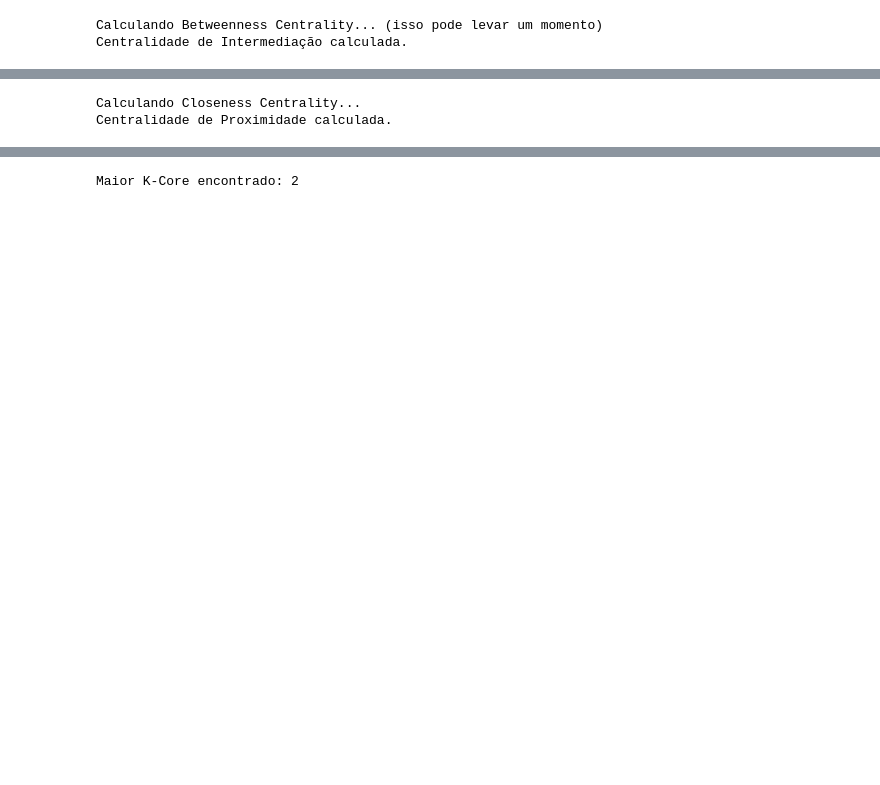
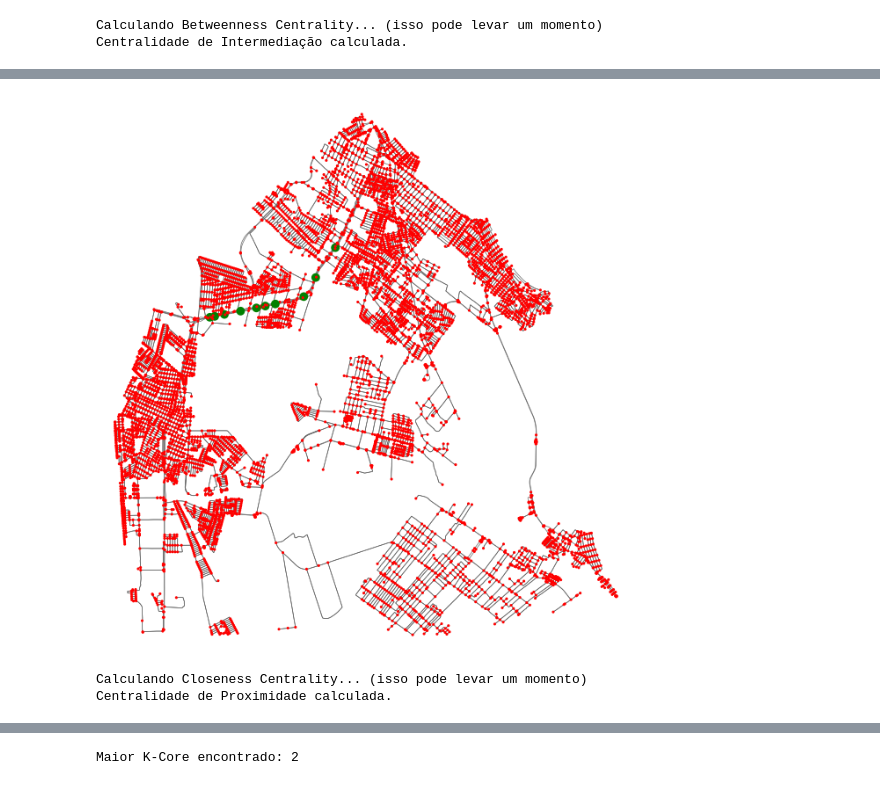
Before and after one commit to gabriel26077/por-que-todo-mundo-odeia-o-m34, a Jupyter notebook: analise_mobilidade_br101.ipynb, the cells around one changed output, grey strips where cells are left out. Drawn from its saved outputs; the diff is of its cells as text; code cells hidden in the pictures; blank space fills up the shorter version.

```diff
--- a/analise_mobilidade_br101.ipynb
+++ b/analise_mobilidade_br101.ipynb
@@ -110,0 +169,3 @@ Centralidade de Intermediação calculada.
+# %%
+top_betweenness = sorted(betweenness.items(), key=lambda x: x[1], reverse=True)[:10]
+top_betweenness
@@ -111,10 +183,27 @@ Centralidade de Intermediação calculada.
+# %%
+selected = {node[0] for node in top_betweenness}
+node_colors = [
+    "g" if node in selected else "r"
+    for node in G.nodes()
+]
+
+node_sizes = [
+    50 if node in selected else 5
+    for node in G.nodes()
+]
+
+fig, ax = ox.plot_graph(G, node_size=node_sizes, node_color=node_colors, edge_color="#666666", edge_linewidth=0.5,
+                        bgcolor="w")
+plt.show()
+# %% [output]
+[figure, added]
 # %%
 # 3. Centralidade de Proximidade (Closeness Centrality)
-print("Calculando Closeness Centrality...")
+print("Calculando Closeness Centrality... (isso pode levar um momento)")
 closeness = nx.closeness_centrality(G_undirected)
 nx.set_node_attributes(G_undirected, closeness, 'closeness')
 
 print('Centralidade de Proximidade calculada.')
 # %% [output]
-Calculando Closeness Centrality...
+Calculando Closeness Centrality... (isso pode levar um momento)
 Centralidade de Proximidade calculada.
```
Also changed, not shown: parts of 16 cells of this notebook, 1 other file.
